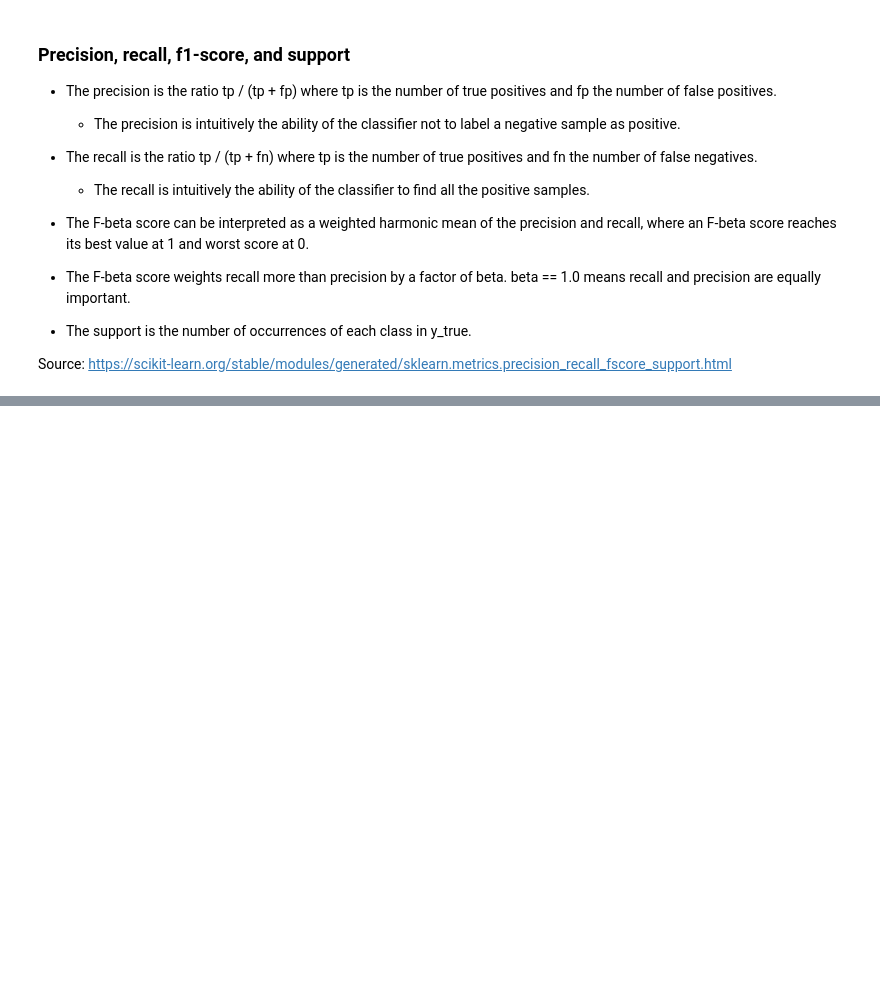
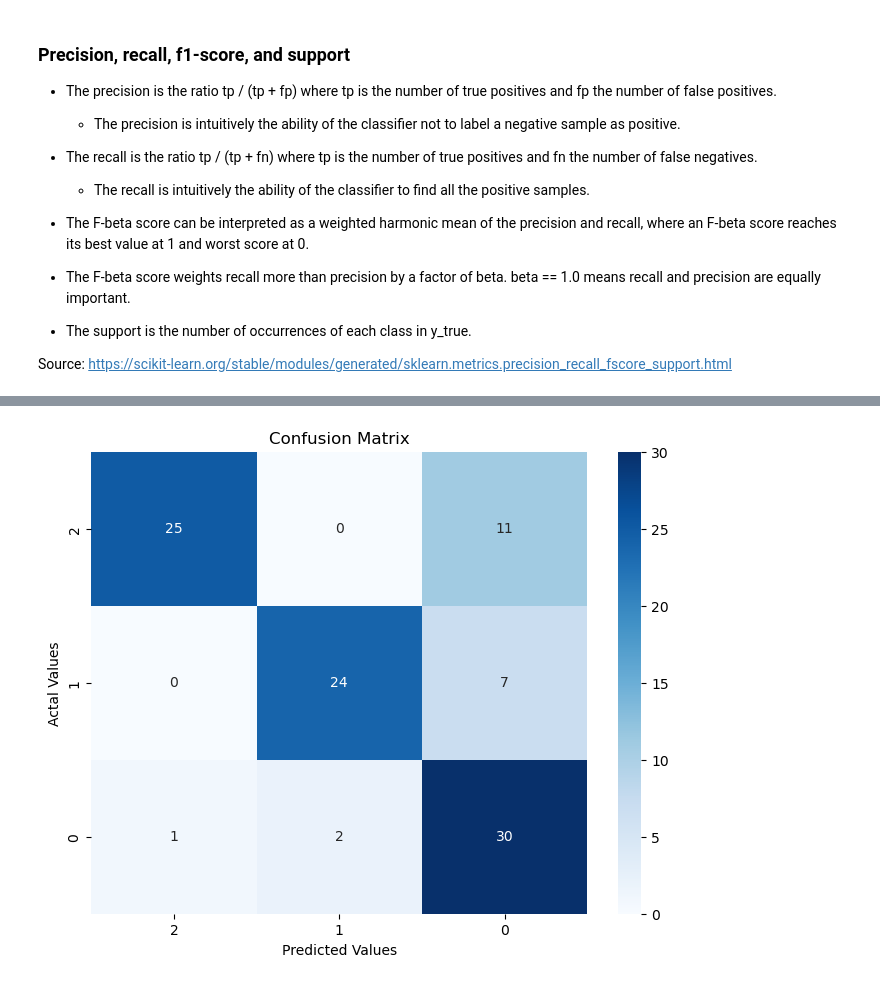
Before and after one commit to JulianBarraganG/modcom, a Jupyter notebook: forward_simulation.ipynb, the cells around one changed output, grey strips where cells are left out. Cells and saved outputs as stored; diff of their text form; code cells hidden in the pictures; blank space fills up the shorter version.

```diff
--- a/forward_simulation.ipynb
+++ b/forward_simulation.ipynb
@@ -249,8 +283,10 @@ print(report)
 # %%
 #Plotting the confusion matrix
 plt.figure(figsize=(8,6))
-sns.heatmap(cm_df, annot=True)
+sns.heatmap(cm_df, annot=True, cmap="Blues")
 plt.title('Confusion Matrix')
 plt.ylabel('Actal Values')
 plt.xlabel('Predicted Values')
 plt.show()
+# %% [output]
+[figure, added]
```
Also changed, not shown: parts of 5 cells of this notebook.
